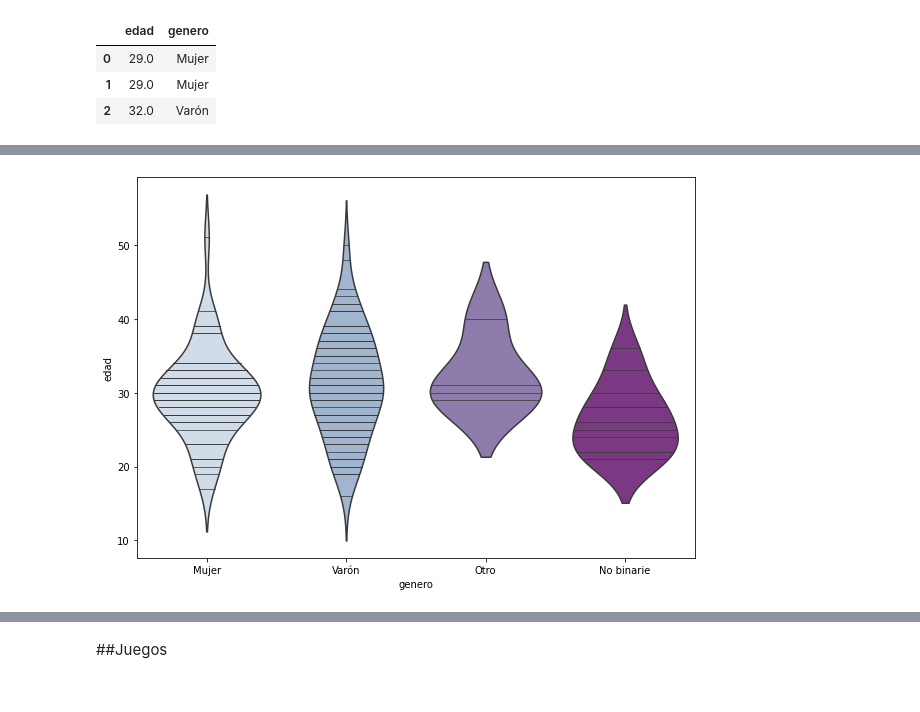
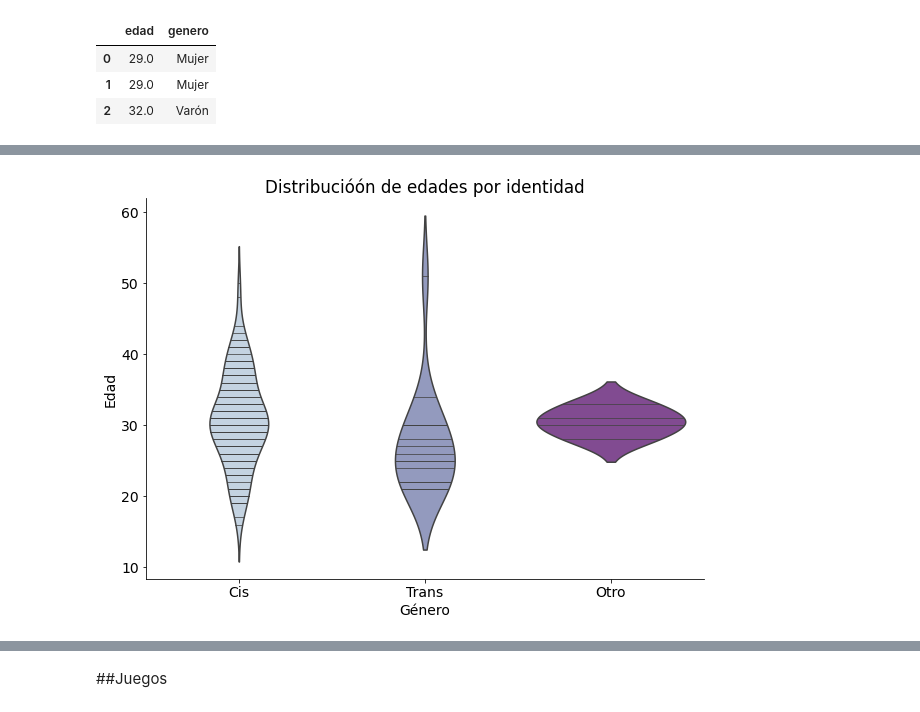
Before and after one commit to JuliMillan/Diversidad_rol, a Jupyter notebook: Copia_de_Diversidad_rol.ipynb, the cells around one changed output, grey strips where cells are left out. Saved outputs shown, nothing was run; the diff lists cells and outputs as text; code cells hidden in the pictures.

```diff
--- a/Copia_de_Diversidad_rol.ipynb
+++ b/Copia_de_Diversidad_rol.ipynb
@@ -14,6 +14,7 @@ from scipy import stats
 import folium
 import scipy.stats as ss
 import squarify
+plt.rcParams.update({'font.size':14})
 # %% [output]
 Requirement already satisfied: squarify in /usr/local/lib/python3.7/dist-packages (0.4.3)
 # %% [markdown]
@@ -232,6 +280,11 @@ tree_plot(df1['genero'], 'genero', 'Proporción de géneros')
 # %%
 f, ax = plt.subplots(figsize=(10, 7))
-sns.violinplot(x=df1.genero, y=df1.edad, palette="BuPu", inner='stick')
+sns.violinplot(x=df1.cistrans, y=df1.edad, palette="BuPu", inner='stick')
+ax.spines['top'].set_visible(False)
+ax.spines['right'].set_visible(False)
+plt.title('Distribucióón de edades por identidad')
+plt.xlabel('Género')
+plt.ylabel('Edad')
 plt.show()
 # %% [output]
-[figure, old version]
+[figure, new version]
```
Also changed, not shown: parts of 47 cells of this notebook.
